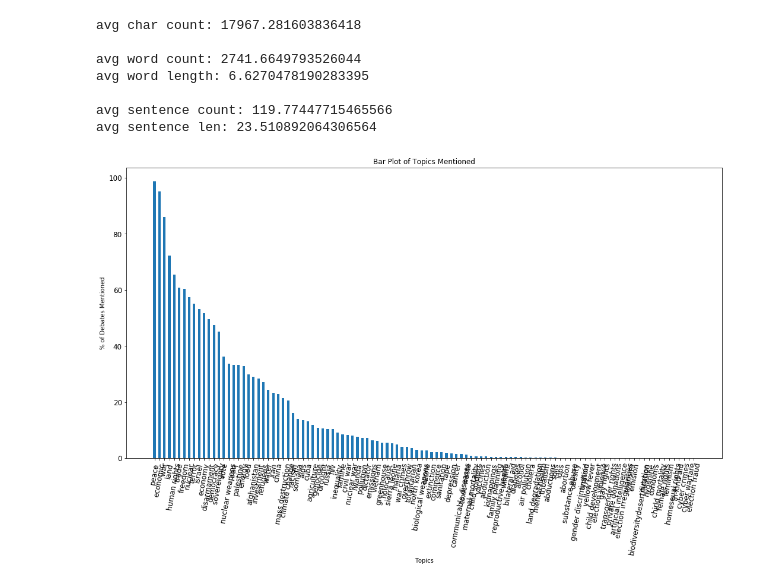
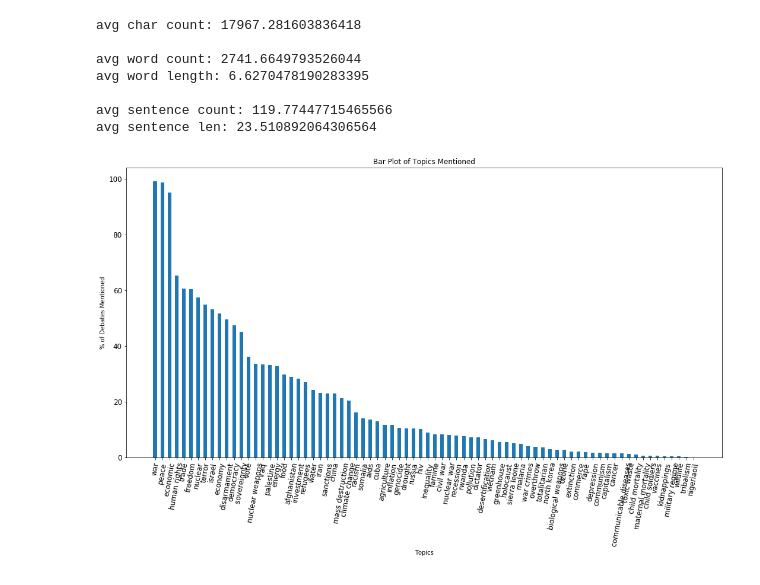
Before and after one commit to MNgocho/Projects, a Jupyter notebook: mini processes.ipynb, the cells around one changed output. Drawn from its saved outputs; the diff is of its cells as text; code cells hidden in the pictures.

```diff
--- a/mini processes.ipynb
+++ b/mini processes.ipynb
@@ -99,54 +99,53 @@ avg sentence len: 23.510892064306564
 #                     10. Countries' special interest
 
 # source:https://research.un.org/en/un-resources/topic
-topics = ['commerce', 'trade','economy', 'economic','investment','tourisim', 'energy',
-          'greenhouse', 'emissions','emision', 'pollution', 'climate change','land','soils',
-          'air pollution', 'agriculture', 'water', 'biodiversity' 'desertification',
-          'land degradation', 'drought', 'famine', 'extinction', 'wildlife', 'toxic waste',
-          'ozone', 'agriculture', 'food','disarmament', 'nutrtion', 'sanitation', 'hygenine',
-          'aids', 'hiv', 'reproductive health', 'malaria', 'typhoid',
-          'cholera', 'maternal mortality', 'condoms', 'abortion', 'chirld mortality',
-          'child development', 'communicable diseases', 'substance abuse', 'alcohol',
-          'cancer', 'depression', 'diabetes', 'obesity', 'family planning',
-          'mental health', 'vaccines',
-          'yellow fever', 'human rights', 'inequality', 'gender discrimination',
-          'gay rights', 'female rights', 'feminism', 'tribalism',
-          'homeseual rights', 'transgender rights', 'racism', 'refugees',  'idps',
-          'bilateral aid',
-          'in-kind aid', 'private donations','nuclear weapons', 'biological weapons',
-          'nuclear', 'mass destruction', 'peace', ' war','nuclear war', 'war crimes',
-           'cyber crimes', 'cyber warfare', 'artificial intelligence',
-          'civil war', 'rape', 'abductions', 'abduction', 'child soldiers',
+topics = ['commerce', 'trade','economy', 'economic','investment', 'energy','inflation',
+          'recession','sanctions','child soldiers', 'tribalism',
+          'greenhouse',  'pollution', 'climate change',
+           'agriculture', 'water',  'desertification',
+           'drought', 'famine', 'extinction', 'wildlife', 'toxic waste',
+          'ozone', 'agriculture', 'food','disarmament',
+          'aids', 'hiv', 'malaria',
+           'maternal mortality',  'child mortality',
+           'communicable diseases',
+          'cancer', 'depression',
+           'vaccines', 'communism', 'capitalism',
+           'human rights', 'inequality',
+             'tribalism',
+           'racism', 'refugees',
+           'nuclear weapons', 'biological weapons',
+          'nuclear', 'mass destruction', 'peace', 'war','nuclear war', 'war crimes',
+          'civil war', 'rape',  'child soldiers', 'nigeria' 'oil',
           'kidnappings', 'terror', 'genocide', 'holocaust','democracy', 'freedom',
-          ' sovereignty', 'dictator', 'totalitarian', 'vote', 'election fraud',
-          'election irregularities','overthrow', 'election violence','afghanistan',
+          ' sovereignty', 'dictator', 'totalitarian', 'vote', 'military regime',
+          'overthrow','afghanistan',
           'russia', 'iran', 'china', 'palestine', 'israel', 'north korea',
           'somalia', 'sierra leone', 'rwanda','iraq', 'cuba', 'vietnam']
 dictionary = {}
 
 for i in topics:
     dictionary[i] = data['year'][data['text'].str.contains(i)].count() / len(data) * 100
 
 sorted_dictionary = sorted(dictionary.items(), key=operator.itemgetter(1), reverse=True)
 
 labels = [i[0] for i in sorted_dictionary]
 values = [i[1] for i in sorted_dictionary]
 xs = np.arange(len(labels))
 
 width = .50
 plt.figure(figsize=(18, 9))
 plt.tick_params(axis='both', which='major', labelsize=12)
 plt.tick_params(axis='both', which='minor', labelsize=12)
 plt.xticks(rotation=80)
 plt.xlabel('Topics')
 plt.ylabel('% of Debates Mentioned')
 plt.title('Bar Plot of Topics Mentioned')
 
 plt.bar(xs, values, width, align='center')
 plt.xticks(xs, labels)
 plt.show()
 # %% [output]
-[figure, old version]
+[figure, new version]
 # %%
 # Plot a horizontal bar graph displaying the frequency of a given topic by country
 def freqMentioned (df, country_list, topic_list, colors):
```
Also changed, not shown: parts of 28 cells of this notebook.
